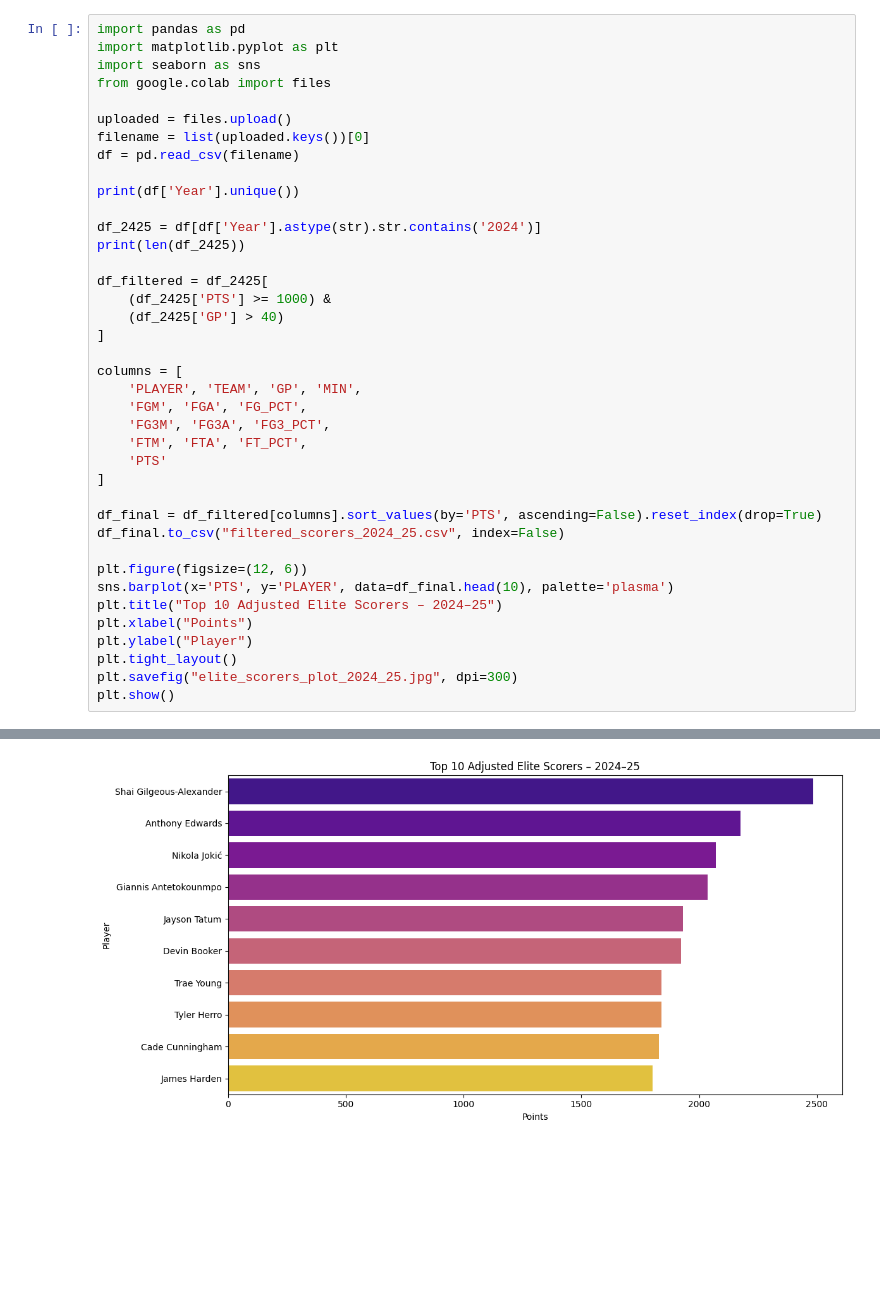
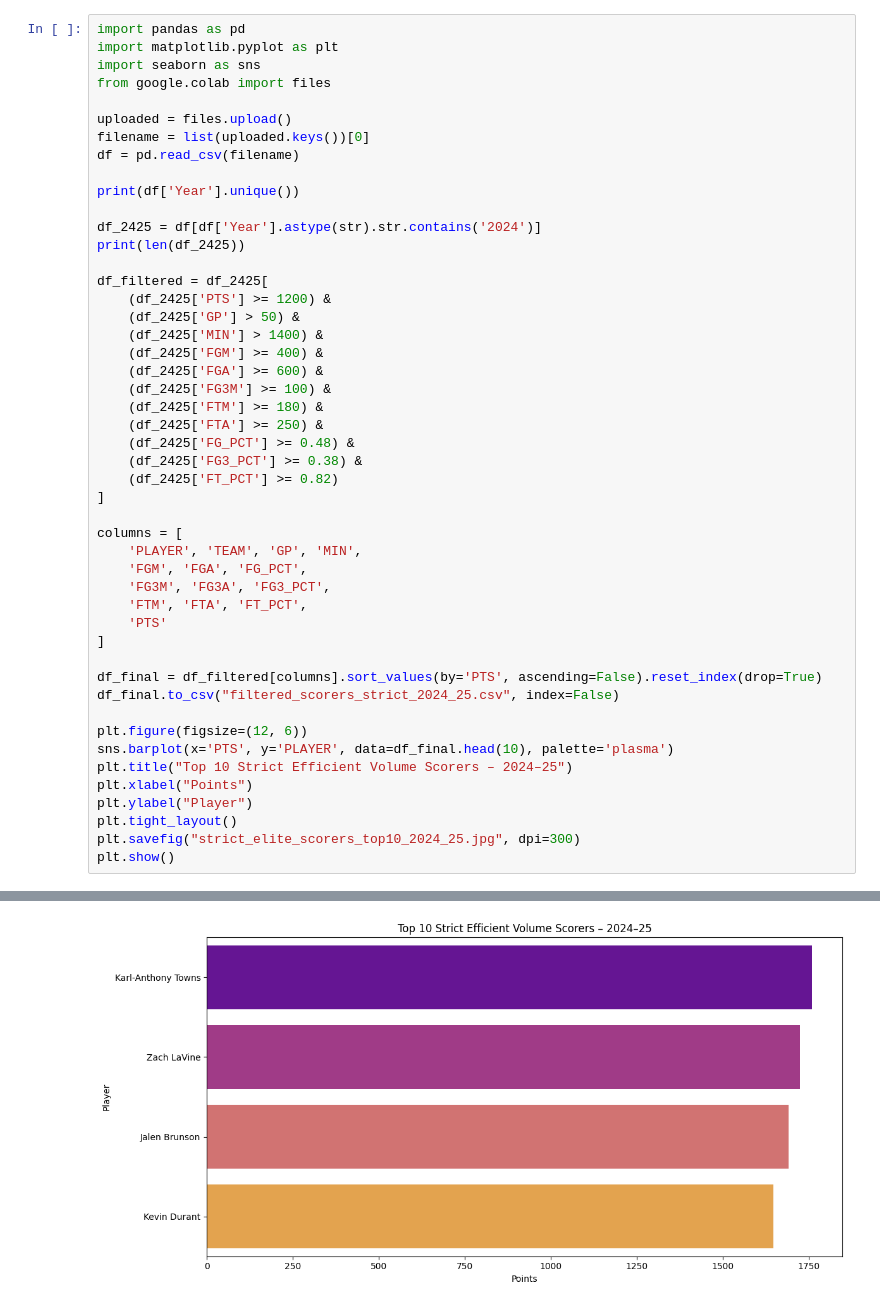
Before and after one commit to ronhq/StatBuilder, a Jupyter notebook: notebook/elite_eff_vol_top10_pts_2024_25.ipynb, the cells around one changed output, grey strips where cells are left out. Saved outputs shown, nothing was run; the diff lists cells and outputs as text; blank space fills up the shorter version.

Commit message:
strict filter test

```diff
--- a/notebook/elite_eff_vol_top10_pts_2024_25.ipynb
+++ b/notebook/elite_eff_vol_top10_pts_2024_25.ipynb
@@ -14,8 +14,17 @@ df_2425 = df[df['Year'].astype(str).str.contains('2024')]
 print(len(df_2425))
 
 df_filtered = df_2425[
-    (df_2425['PTS'] >= 1000) &
-    (df_2425['GP'] > 40)
+    (df_2425['PTS'] >= 1200) &
+    (df_2425['GP'] > 50) &
+    (df_2425['MIN'] > 1400) &
+    (df_2425['FGM'] >= 400) &
+    (df_2425['FGA'] >= 600) &
+    (df_2425['FG3M'] >= 100) &
+    (df_2425['FTM'] >= 180) &
+    (df_2425['FTA'] >= 250) &
+    (df_2425['FG_PCT'] >= 0.48) &
+    (df_2425['FG3_PCT'] >= 0.38) &
+    (df_2425['FT_PCT'] >= 0.82)
 ]
 
 columns = [
@@ -27,14 +36,14 @@ columns = [
 ]
 
 df_final = df_filtered[columns].sort_values(by='PTS', ascending=False).reset_index(drop=True)
-df_final.to_csv("filtered_scorers_2024_25.csv", index=False)
+df_final.to_csv("filtered_scorers_strict_2024_25.csv", index=False)
 
 plt.figure(figsize=(12, 6))
 sns.barplot(x='PTS', y='PLAYER', data=df_final.head(10), palette='plasma')
-plt.title("Top 10 Adjusted Elite Scorers – 2024–25")
+plt.title("Top 10 Strict Efficient Volume Scorers – 2024–25")
 plt.xlabel("Points")
 plt.ylabel("Player")
 plt.tight_layout()
-plt.savefig("elite_scorers_plot_2024_25.jpg", dpi=300)
+plt.savefig("strict_elite_scorers_top10_2024_25.jpg", dpi=300)
 plt.show()
 # %% [output]
@@ -50 +57 @@ Passing `palette` without assigning `hue` is deprecated and will be removed in v
-[figure, old version]
+[figure, new version]
```
Also changed, not shown: parts of 1 cell of this notebook.
